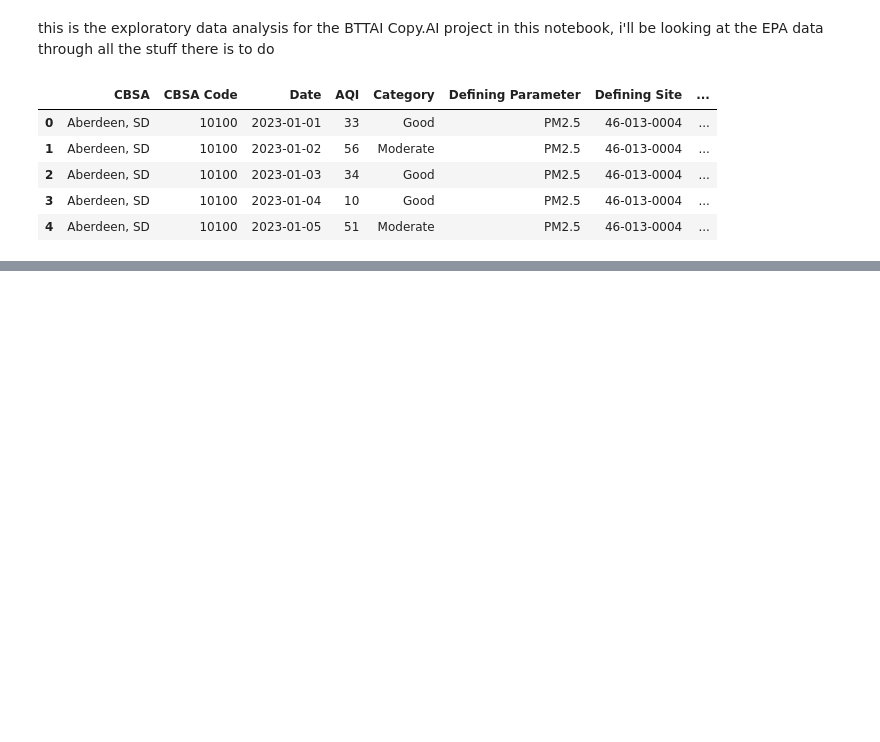
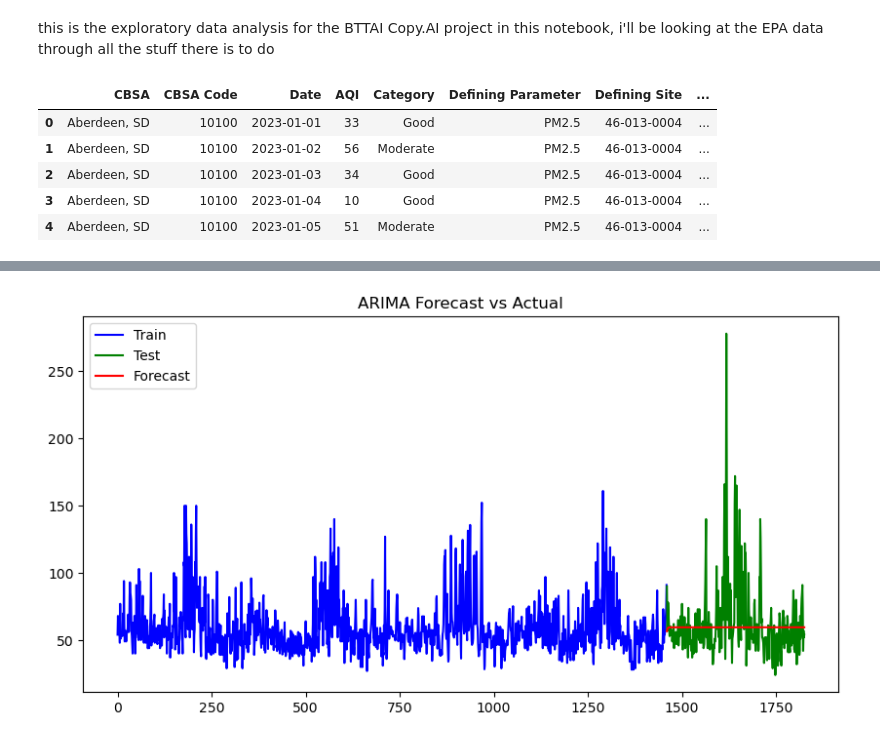
Before and after one commit to Copy-AI-student-projecct/epa, a Jupyter notebook: BTT_EDA.ipynb, the cells around one changed output, grey strips where cells are left out. Saved outputs shown, nothing was run; the diff lists cells and outputs as text; code cells hidden in the pictures; blank space fills up the shorter version.

```diff
--- a/BTT_EDA.ipynb
+++ b/BTT_EDA.ipynb
@@ -202,0 +295,8 @@ See the caveats in the documentation: https://pandas.pydata.org/pandas-docs/stab
+# %%
+# Fit the ARIMA model
+# Initial ARIMA Model parameters
+p, d, q = 1, 0, 1
+model = ARIMA(averaged_df["AQI"], order=(p, d, q))
+model_fit = model.fit()
+model_summary = model_fit.summary()
+model_summary
@@ -202,0 +323,21 @@ See the caveats in the documentation: https://pandas.pydata.org/pandas-docs/stab
+# %%
+data = averaged_df["AQI"]
+train_size = int(len(data) * 0.8)
+train, test = data[:train_size], data[train_size:]
+
+# Fit the model to training data. Replace p, d, q with our ARIMA parameters
+model = ARIMA(averaged_df["AQI"], order=(p, d, q))
+
+# Forecast
+forecast = model_fit.forecast(steps=len(test))
+# %%
+# Plotting
+plt.figure(figsize=(10, 5))
+plt.plot(data.index[:train_size], train, label='Train', color='blue')
+plt.plot(data.index[train_size:], test, label='Test', color='green')
+plt.plot(data.index[train_size:], forecast, label='Forecast', color='red')
+plt.legend()
+plt.title('ARIMA Forecast vs Actual')
+plt.show()
+# %% [output]
+[figure, added]
```
Also changed, not shown: parts of 16 cells of this notebook, 1 other file.
